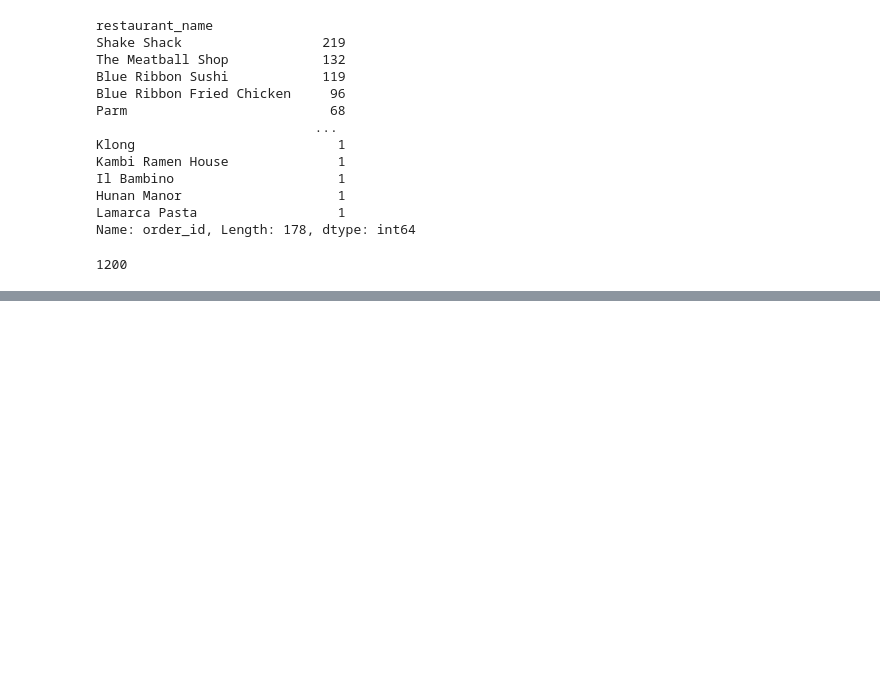
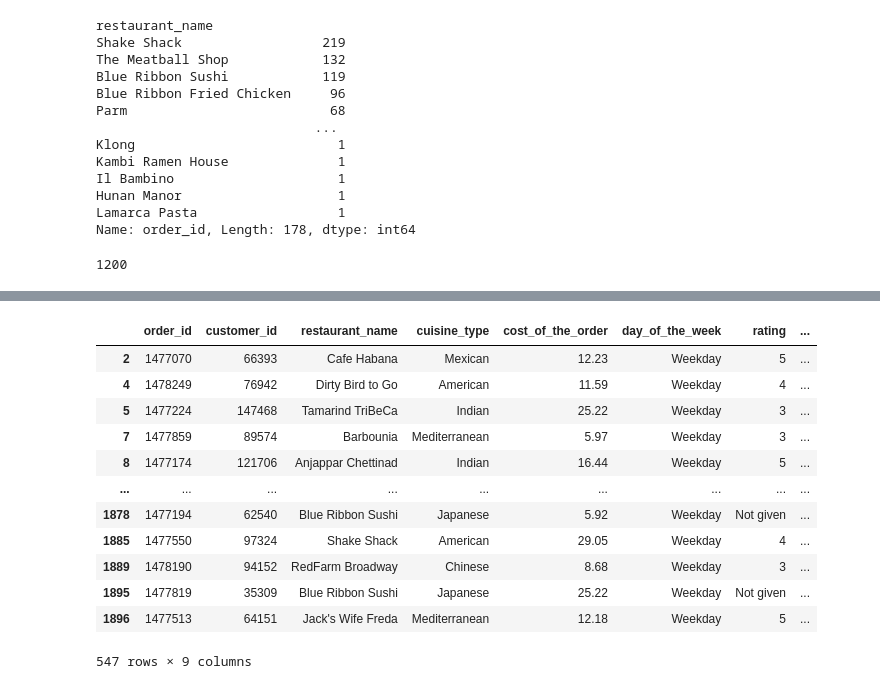
Before and after one commit to cansel-mutlu/Data-Analysis-Projects, a Jupyter notebook: NYC_Restaurants_Data.ipynb, the cells around one changed output, grey strips where cells are left out. Saved outputs shown, nothing was run; the diff lists cells and outputs as text; code cells hidden in the pictures; blank space fills up the shorter version.

```diff
--- a/NYC_Restaurants_Data.ipynb
+++ b/NYC_Restaurants_Data.ipynb
@@ -216,0 +361,17 @@ data.customer_id.nunique()
+# %%
+data_weekday = data[data.day_of_the_week == "Weekday"]
+data_weekday
+# %% [output]
+|  | order_id | customer_id | restaurant_name | cuisine_type | cost_of_the_order | day_of_the_week | rating | ... |
+| 2 | 1477070 | 66393 | Cafe Habana | Mexican | 12.23 | Weekday | 5 | ... |
+| 4 | 1478249 | 76942 | Dirty Bird to Go | American | 11.59 | Weekday | 4 | ... |
+| 5 | 1477224 | 147468 | Tamarind TriBeCa | Indian | 25.22 | Weekday | 3 | ... |
+| 7 | 1477859 | 89574 | Barbounia | Mediterranean | 5.97 | Weekday | 3 | ... |
+| 8 | 1477174 | 121706 | Anjappar Chettinad | Indian | 16.44 | Weekday | 5 | ... |
+| ... | ... | ... | ... | ... | ... | ... | ... | ... |
+| 1878 | 1477194 | 62540 | Blue Ribbon Sushi | Japanese | 5.92 | Weekday | Not given | ... |
+| 1885 | 1477550 | 97324 | Shake Shack | American | 29.05 | Weekday | 4 | ... |
+| 1889 | 1478190 | 94152 | RedFarm Broadway | Chinese | 8.68 | Weekday | 3 | ... |
+| 1895 | 1477819 | 35309 | Blue Ribbon Sushi | Japanese | 25.22 | Weekday | Not given | ... |
+| 1896 | 1477513 | 64151 | Jack's Wife Freda | Mediterranean | 12.18 | Weekday | 5 | ... |
+547 rows × 9 columns
```
Also changed, not shown: parts of 14 cells of this notebook.
